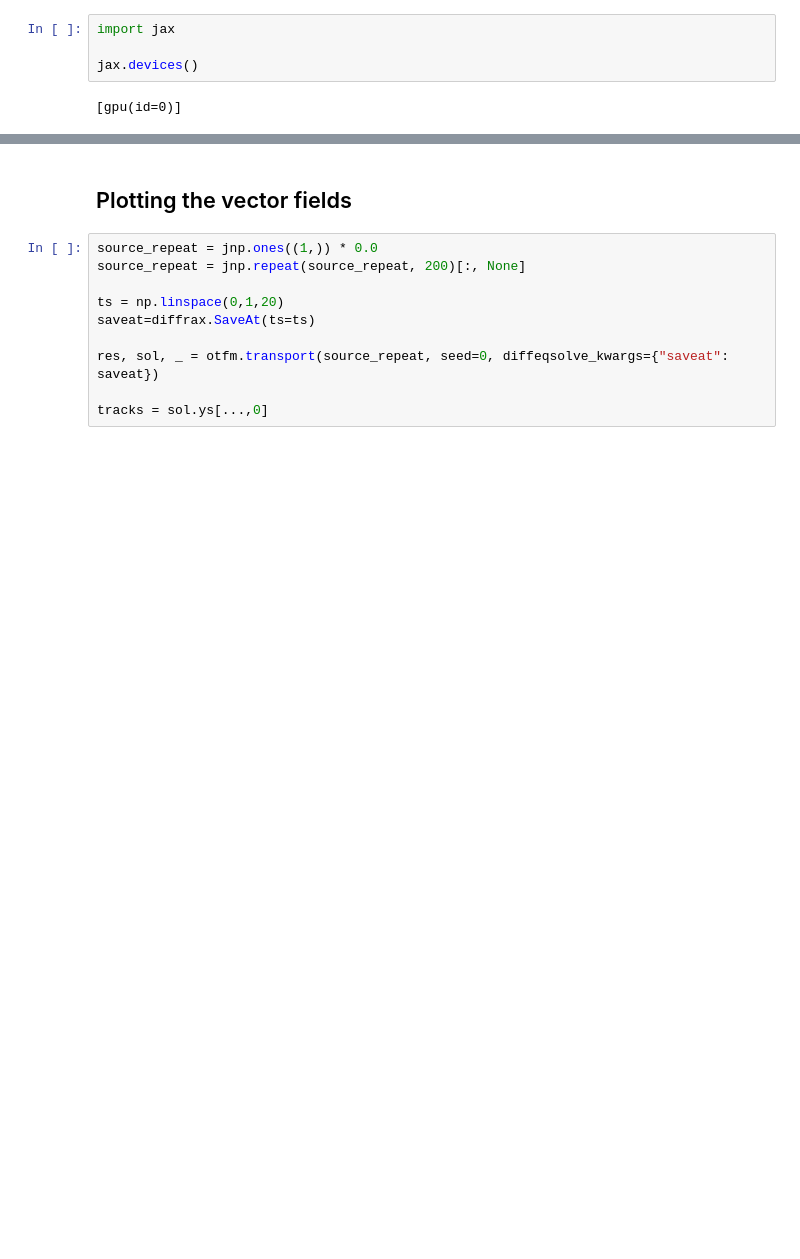
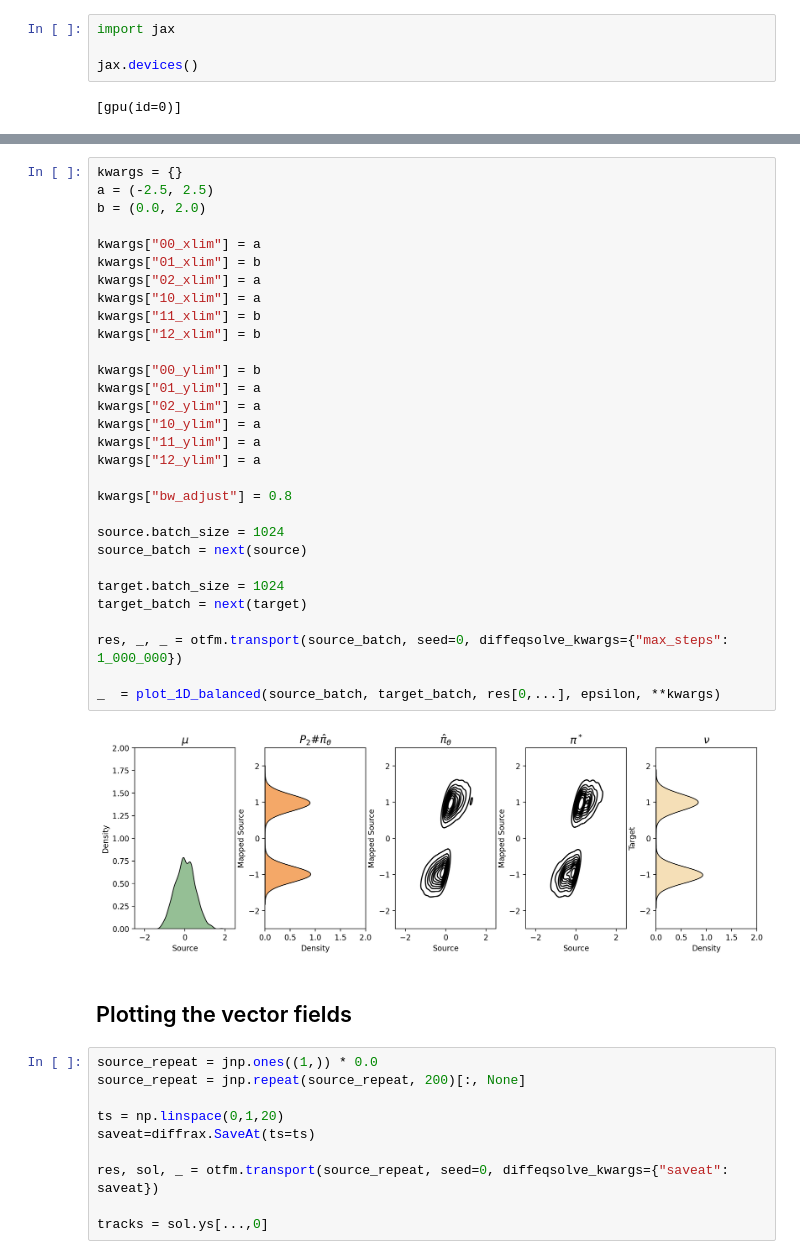
Before and after one commit to MUCDK/genot, a Jupyter notebook: notebooks/1d_simulated/1d_simulated_data_1e-1.ipynb, the cells around one changed output, grey strips where cells are left out. Drawn from its saved outputs; the diff is of its cells as text; blank space fills up the shorter version.

```diff
--- a/notebooks/1d_simulated/1d_simulated_data_1e-1.ipynb
+++ b/notebooks/1d_simulated/1d_simulated_data_1e-1.ipynb
@@ -104,5 +80,37 @@ _  = plot_1D_balanced(source_batch, target_batch, res[0,...], 1e-1, **kwargs)
 # %% [output]
 [figure]
+# %%
+kwargs = {}
+a = (-2.5, 2.5)
+b = (0.0, 2.0)
+
+kwargs["00_xlim"] = a
+kwargs["01_xlim"] = b
+kwargs["02_xlim"] = a
+kwargs["10_xlim"] = a
+kwargs["11_xlim"] = b
+kwargs["12_xlim"] = b
+
+kwargs["00_ylim"] = b
+kwargs["01_ylim"] = a
+kwargs["02_ylim"] = a
+kwargs["10_ylim"] = a
+kwargs["11_ylim"] = a
+kwargs["12_ylim"] = a
+
+kwargs["bw_adjust"] = 0.8
+
+source.batch_size = 1024
+source_batch = next(source)
+
+target.batch_size = 1024
+target_batch = next(target)
+
+res, _, _ = otfm.transport(source_batch, seed=0, diffeqsolve_kwargs={"max_steps": 1_000_000})
+
+_  = plot_1D_balanced(source_batch, target_batch, res[0,...], epsilon, **kwargs)
+# %% [output]
+[figure, added]
 # %% [markdown]
 ## Plotting the vector fields
 # %%
```
Also changed, not shown: parts of 12 cells of this notebook, 9 other files.
